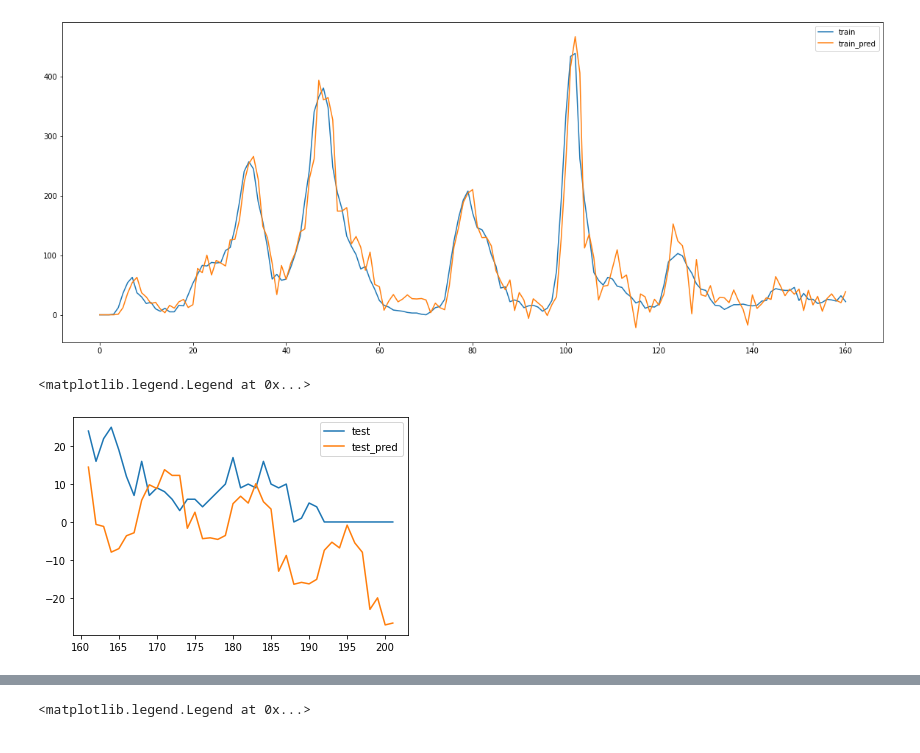
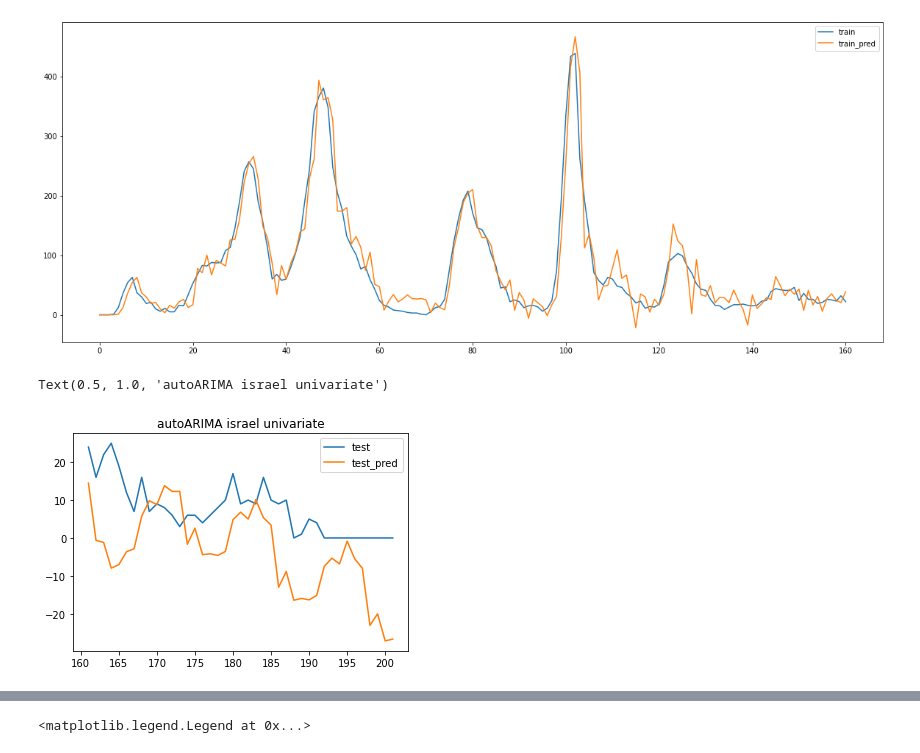
Before and after one commit to y-ginther/DS-Capstone, a Jupyter notebook: AUTO_ARIMA_a.ipynb, the cells around one changed output, grey strips where cells are left out. Saved outputs shown, nothing was run; the diff lists cells and outputs as text; code cells hidden in the pictures.

```diff
--- a/AUTO_ARIMA_a.ipynb
+++ b/AUTO_ARIMA_a.ipynb
@@ -474,11 +474,12 @@ plt.legend(['train', 'train_pred'])
 # %%
 test_pred=model.predict(n_periods=len(czech_test))
 pd.concat([israe_test, test_pred], axis=1).plot()
 
 plt.legend(['test', 'test_pred'])
+plt.title('autoARIMA israel univariate')
 # %% [output]
-<matplotlib.legend.Legend at 0x...>
+Text(0.5, 1.0, 'autoARIMA israel univariate')
-[figure, old version]
+[figure, new version]
 # %%
 actuals = israe_test + 1
 predictions = test_pred + 1
```
Also changed, not shown: parts of 10 cells of this notebook, 3 other files.
